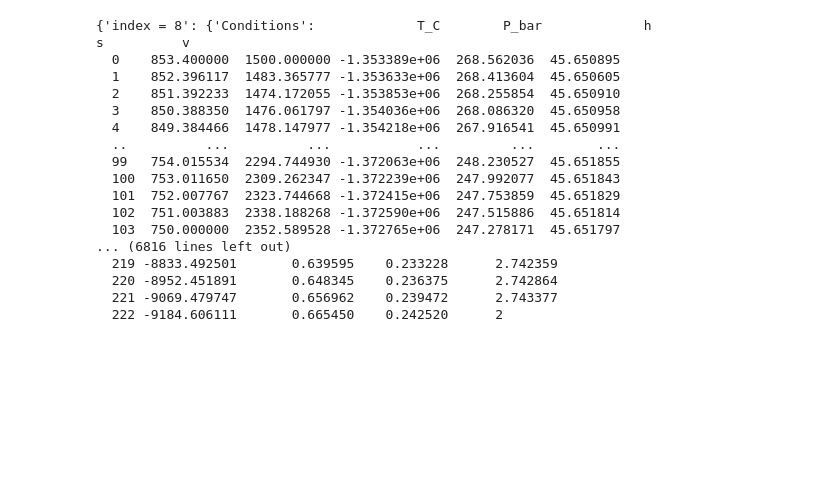
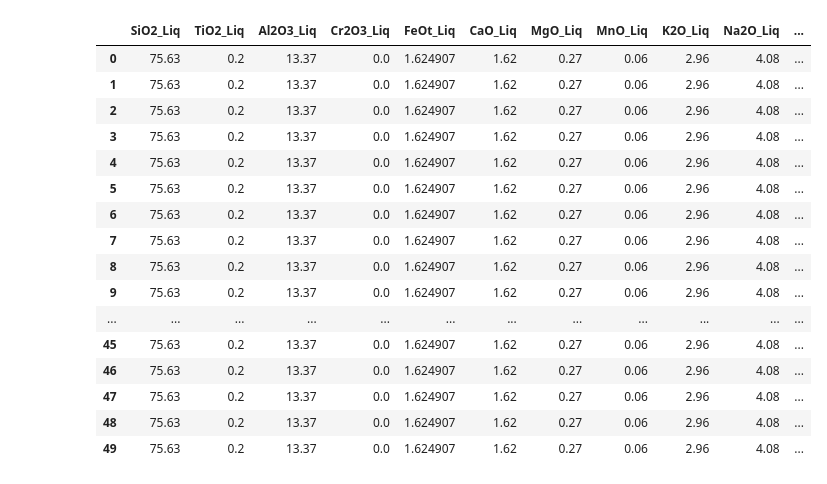
Before and after one commit to gleesonm1/PetThermoTools, a Jupyter notebook: Examples/CrystallisationTests/Isochoric tests.ipynb, the cells around one changed output. Drawn from its saved outputs; the diff is of its cells as text; code cells hidden in the pictures; blank space fills up the shorter version.

```diff
--- a/Examples/CrystallisationTests/Isochoric tests.ipynb
+++ b/Examples/CrystallisationTests/Isochoric tests.ipynb
@@ -60,20 +80,20 @@ for r in Results.keys():
 # %%
-Results
+Comp
 # %% [output]
-{'index = 8': {'Conditions':             T_C        P_bar             h           s          v
-  0    853.400000  1500.000000 -1.353389e+06  268.562036  45.650895
-  1    852.396117  1483.365777 -1.353633e+06  268.413604  45.650605
-  2    851.392233  1474.172055 -1.353853e+06  268.255854  45.650910
-  3    850.388350  1476.061797 -1.354036e+06  268.086320  45.650958
-  4    849.384466  1478.147977 -1.354218e+06  267.916541  45.650991
-  ..          ...          ...           ...         ...        ...
-  99   754.015534  2294.744930 -1.372063e+06  248.230527  45.651855
-  100  753.011650  2309.262347 -1.372239e+06  247.992077  45.651843
-  101  752.007767  2323.744668 -1.372415e+06  247.753859  45.651829
-  102  751.003883  2338.188268 -1.372590e+06  247.515886  45.651814
-  103  750.000000  2352.589528 -1.372765e+06  247.278171  45.651797
-... (6816 lines left out)
-  219 -8833.492501       0.639595    0.233228      2.742359
-  220 -8952.451891       0.648345    0.236375      2.742864
-  221 -9069.479747       0.656962    0.239472      2.743377
-  222 -9184.606111       0.665450    0.242520      2
+|  | SiO2_Liq | TiO2_Liq | Al2O3_Liq | Cr2O3_Liq | FeOt_Liq | CaO_Liq | MgO_Liq | MnO_Liq | K2O_Liq | Na2O_Liq | ... |
+| 0 | 75.63 | 0.2 | 13.37 | 0.0 | 1.624907 | 1.62 | 0.27 | 0.06 | 2.96 | 4.08 | ... |
+| 1 | 75.63 | 0.2 | 13.37 | 0.0 | 1.624907 | 1.62 | 0.27 | 0.06 | 2.96 | 4.08 | ... |
+| 2 | 75.63 | 0.2 | 13.37 | 0.0 | 1.624907 | 1.62 | 0.27 | 0.06 | 2.96 | 4.08 | ... |
+| 3 | 75.63 | 0.2 | 13.37 | 0.0 | 1.624907 | 1.62 | 0.27 | 0.06 | 2.96 | 4.08 | ... |
+| 4 | 75.63 | 0.2 | 13.37 | 0.0 | 1.624907 | 1.62 | 0.27 | 0.06 | 2.96 | 4.08 | ... |
+| 5 | 75.63 | 0.2 | 13.37 | 0.0 | 1.624907 | 1.62 | 0.27 | 0.06 | 2.96 | 4.08 | ... |
+| 6 | 75.63 | 0.2 | 13.37 | 0.0 | 1.624907 | 1.62 | 0.27 | 0.06 | 2.96 | 4.08 | ... |
+| 7 | 75.63 | 0.2 | 13.37 | 0.0 | 1.624907 | 1.62 | 0.27 | 0.06 | 2.96 | 4.08 | ... |
+| 8 | 75.63 | 0.2 | 13.37 | 0.0 | 1.624907 | 1.62 | 0.27 | 0.06 | 2.96 | 4.08 | ... |
+| 9 | 75.63 | 0.2 | 13.37 | 0.0 | 1.624907 | 1.62 | 0.27 | 0.06 | 2.96 | 4.08 | ... |
+| ... | ... | ... | ... | ... | ... | ... | ... | ... | ... | ... | ... |
+| 45 | 75.63 | 0.2 | 13.37 | 0.0 | 1.624907 | 1.62 | 0.27 | 0.06 | 2.96 | 4.08 | ... |
+| 46 | 75.63 | 0.2 | 13.37 | 0.0 | 1.624907 | 1.62 | 0.27 | 0.06 | 2.96 | 4.08 | ... |
+| 47 | 75.63 | 0.2 | 13.37 | 0.0 | 1.624907 | 1.62 | 0.27 | 0.06 | 2.96 | 4.08 | ... |
+| 48 | 75.63 | 0.2 | 13.37 | 0.0 | 1.624907 | 1.62 | 0.27 | 0.06 | 2.96 | 4.08 | ... |
+| 49 | 75.63 | 0.2 | 13.37 | 0.0 | 1.624907 | 1.62 | 0.27 | 0.06 | 2.96 | 4.08 | ... |
```
Also changed, not shown: parts of 8 cells of this notebook, 7 other files.
